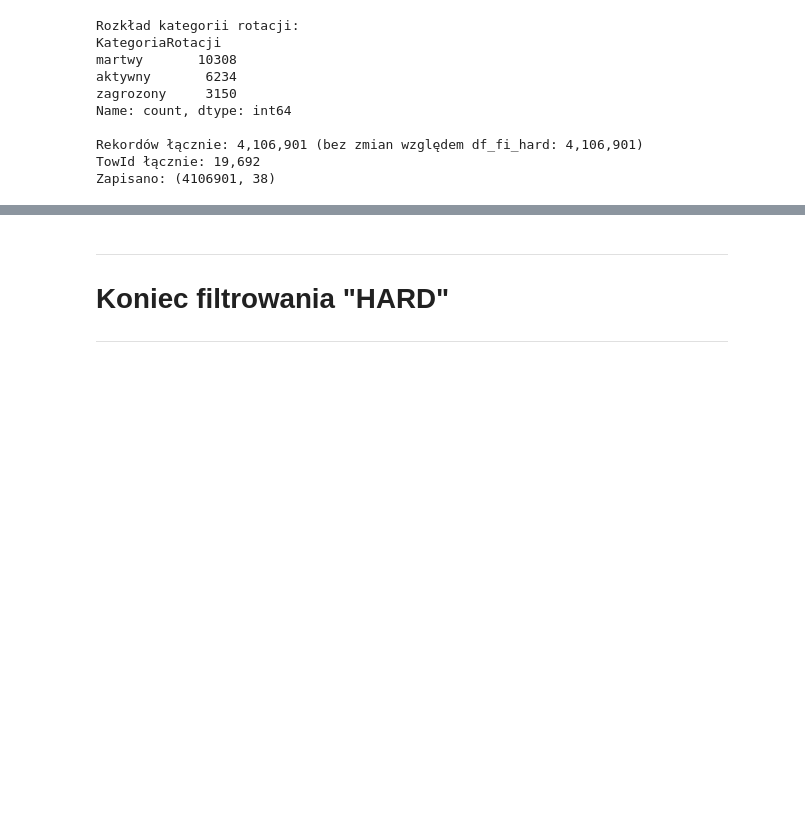
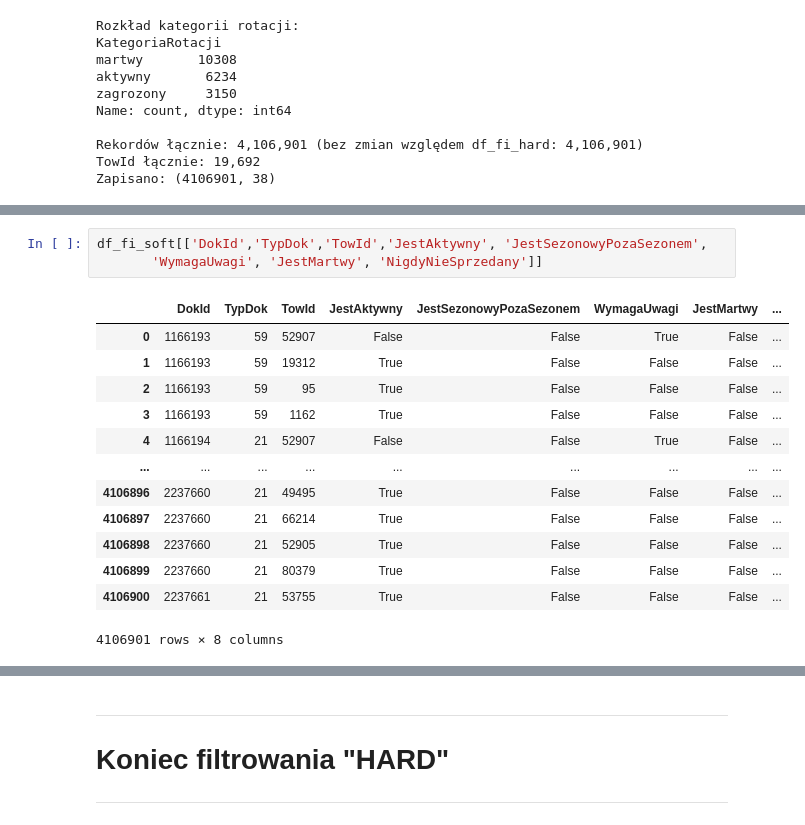
Before and after one commit to mixer123/analiza_sprzedazy, a Jupyter notebook: etl_select_asid.ipynb, the cells around one changed output, grey strips where cells are left out. Cells and saved outputs as stored; diff of their text form; blank space fills up the shorter version.

```diff
--- a/etl_select_asid.ipynb
+++ b/etl_select_asid.ipynb
@@ -613,0 +792,17 @@ Zapisano: (4106901, 38)
+# %%
+df_fi_soft[['DokId','TypDok','TowId','JestAktywny', 'JestSezonowyPozaSezonem',
+       'WymagaUwagi', 'JestMartwy', 'NigdyNieSprzedany']]
+# %% [output]
+|  | DokId | TypDok | TowId | JestAktywny | JestSezonowyPozaSezonem | WymagaUwagi | JestMartwy | ... |
+| 0 | 1166193 | 59 | 52907 | False | False | True | False | ... |
+| 1 | 1166193 | 59 | 19312 | True | False | False | False | ... |
+| 2 | 1166193 | 59 | 95 | True | False | False | False | ... |
+| 3 | 1166193 | 59 | 1162 | True | False | False | False | ... |
+| 4 | 1166194 | 21 | 52907 | False | False | True | False | ... |
+| ... | ... | ... | ... | ... | ... | ... | ... | ... |
+| 4106896 | 2237660 | 21 | 49495 | True | False | False | False | ... |
+| 4106897 | 2237660 | 21 | 66214 | True | False | False | False | ... |
+| 4106898 | 2237660 | 21 | 52905 | True | False | False | False | ... |
+| 4106899 | 2237660 | 21 | 80379 | True | False | False | False | ... |
+| 4106900 | 2237661 | 21 | 53755 | True | False | False | False | ... |
+4106901 rows × 8 columns
```
Also changed, not shown: parts of 8 cells of this notebook.
